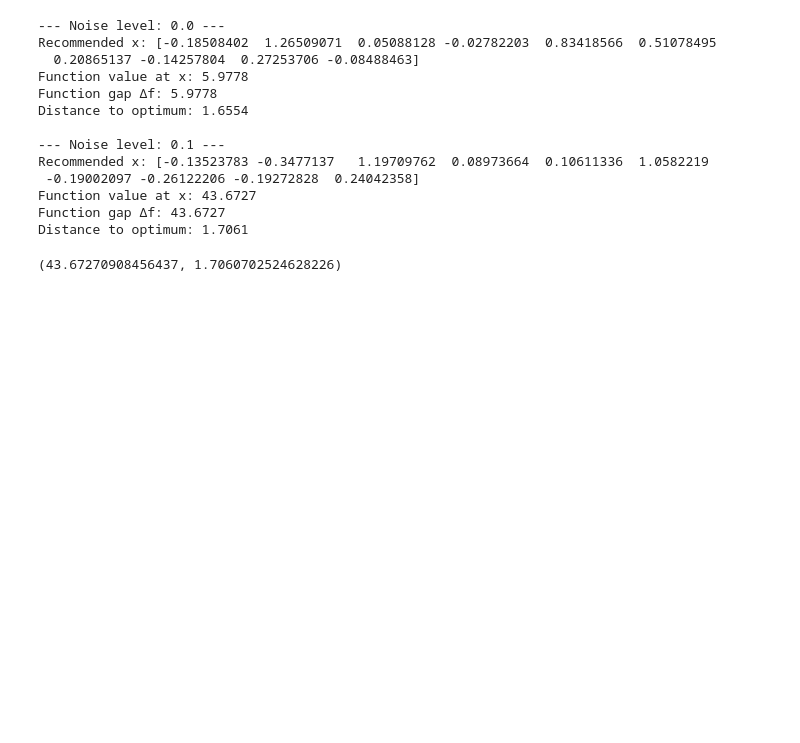
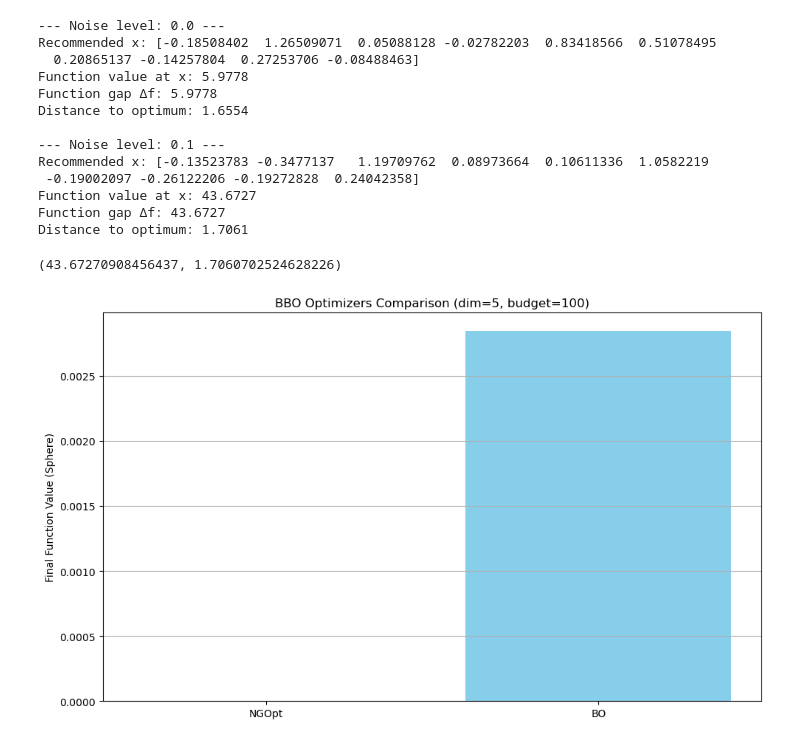
Before and after one commit to Duyukun-nudt/paper, a Jupyter notebook: 博士论文/code/Untitled-1.ipynb, the cells around one changed output. Cells and saved outputs as stored; diff of their text form; code cells hidden in the pictures; blank space fills up the shorter version.

```diff
--- a/博士论文/code/Untitled-1.ipynb
+++ b/博士论文/code/Untitled-1.ipynb
@@ -412,3 +412,85 @@ Function value at x: 43.6727
 Function gap Δf: 43.6727
 Distance to optimum: 1.7061
 (43.67270908456437, 1.7060702524628226)
+# %%
+import nevergrad as ng
+import numpy as np
+# import optuna
+# from hyperopt import fmin, tpe, hp, Trials
+import matplotlib.pyplot as plt
+
+# 定义测试函数：Sphere
+def sphere(x):
+    return sum(xi ** 2 for xi in x)
+
+# 实验设置
+dim = 5
+evals = 100
+bounds = (-5.0, 5.0)
+
+# 存储结果
+results = {}
+
+# --- Nevergrad NGOpt ---
+param_ng = ng.p.Array(shape=(dim,)).set_bounds(*bounds)
+optimizer_ng = ng.optimizers.NGOpt(parametrization=param_ng, budget=evals)
+rec_ng = optimizer_ng.minimize(sphere)
+results["NGOpt"] = (rec_ng.value, sphere(rec_ng.value))
+
+# --- Nevergrad BO ---
+optimizer_bo = ng.optimizers.BO(parametrization=param_ng, budget=evals)
+rec_bo = optimizer_bo.minimize(sphere)
+results["BO"] = (rec_bo.value, sphere(rec_bo.value))
+
+# --- HyperOpt ---
+# space = {f'w{i}': hp.uniform(f'w{i}', *bounds) for i in range(dim)}
+# def hyperopt_objective(x):
+#     vec = [x[f'w{i}'] for i in range(dim)]
+#     return sphere(vec)
+
+# trials = Trials()
+# best_hyperopt = fmin(
+#     fn=hyperopt_objective,
+#     space=space,
+#     algo=tpe.suggest,
+#     max_evals=evals,
+#     trials=trials,
+#     rstate=np.random.default_rng(42)
+# )
+# x_hyperopt = [best_hyperopt[f'w{i}'] for i in range(dim)]
+# results["HyperOpt"] = (x_hyperopt, sphere(x_hyperopt))
+
+# --- Optuna ---
+# class OptunaObjective:
+#     def __init__(self, dim):
+#         self.dim = dim
+
+#     def __call__(self, trial):
+#         x = [trial.suggest_float(f'x{i}', *bounds) for i in range(self.dim)]
+#         return sphere(x)
+
+# study = optuna.create_study(direction="minimize")
+# study.optimize(OptunaObjective(dim), n_trials=evals)
+# x_optuna = [study.best_params[f'x{i}'] for i in range(dim)]
+# results["Optuna"] = (x_optuna, sphere(x_optuna))
+
+# --- 可视化结果 ---
+labels = []
+errors = []
+for k, v in results.items():
+    labels.append(k)
+    errors.append(v[1])  # 函数值
+
+plt.figure(figsize=(10, 6))
+plt.bar(labels, errors, color='skyblue')
+plt.ylabel("Final Function Value (Sphere)")
+plt.title("BBO Optimizers Comparison (dim=5, budget=100)")
+plt.grid(axis='y')
+plt.tight_layout()
+plt.show()
+
+# 打印具体结果
+for name, (x, fx) in results.items():
+    print(f"{name}: f(x) = {fx:.4f}, x = {np.round(x, 3)}")
+# %% [output]
+[figure, added]
```
Also changed, not shown: parts of 1 cell of this notebook, 2 other files.
